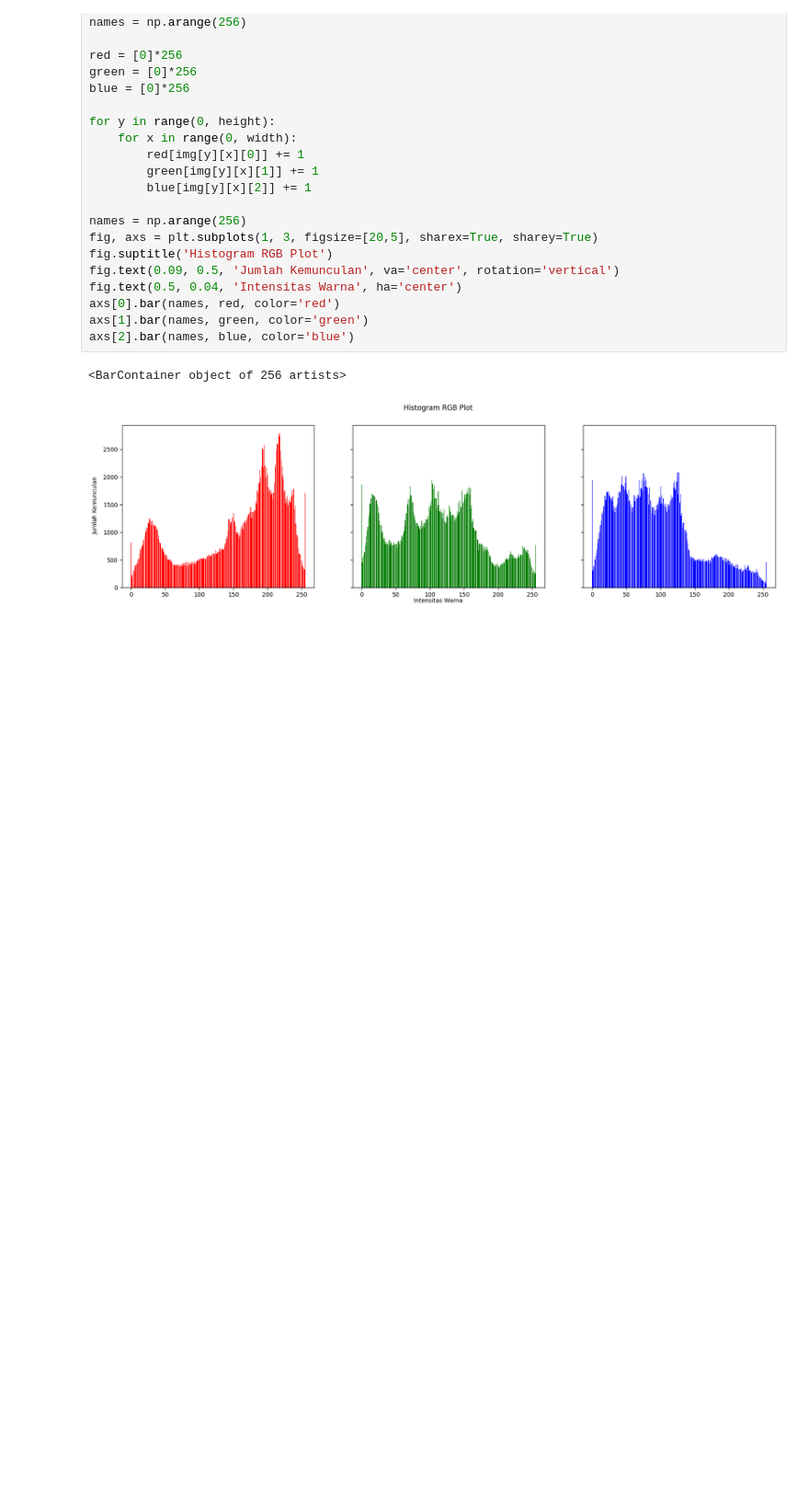
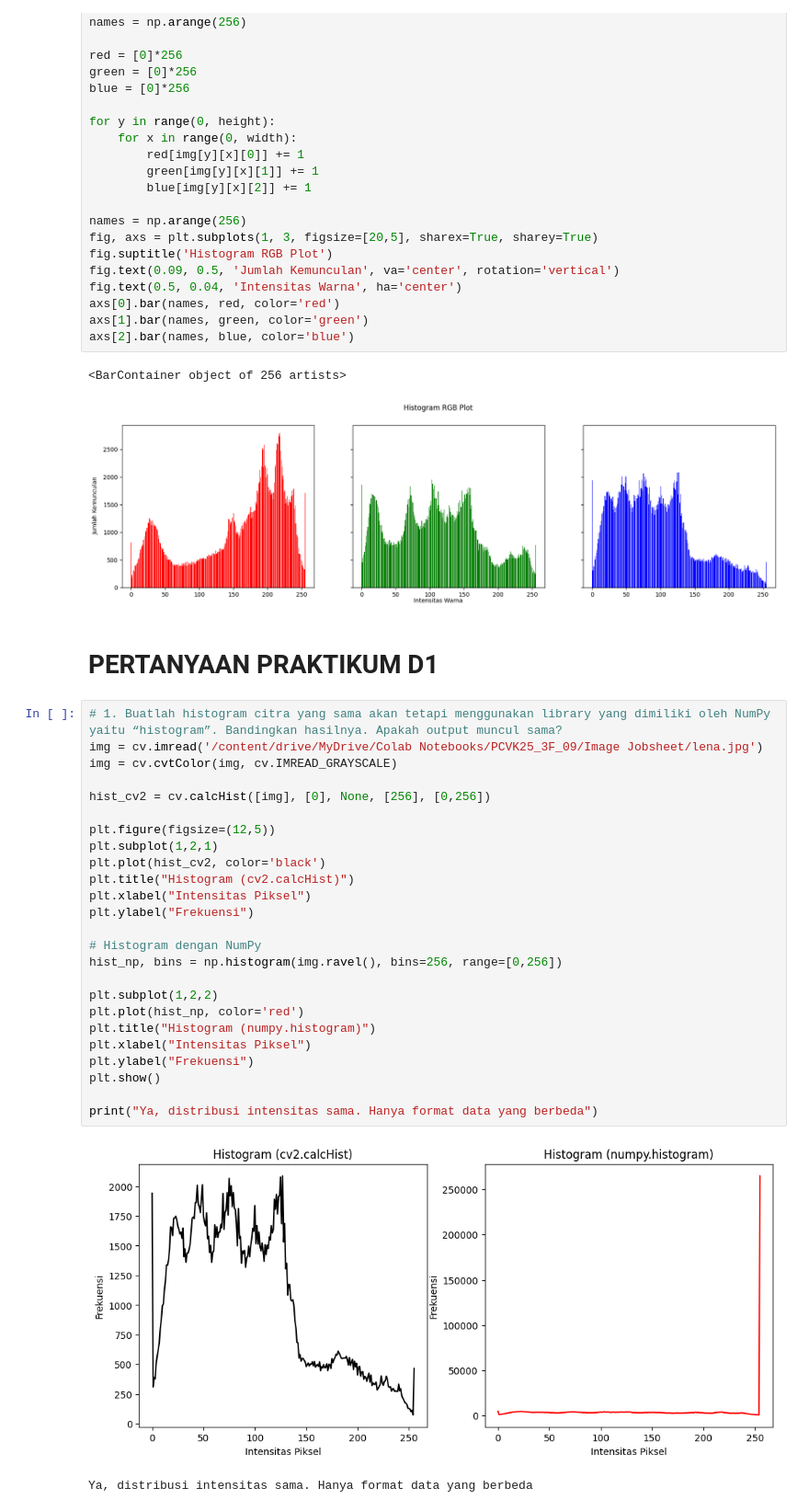
Before and after one commit to evanparisya/PCVK25_3F_09, a Jupyter notebook: week5_09.ipynb, the cells around one changed output. Shown: that part at 92% size. Drawn from its saved outputs; the diff is of its cells as text; blank space fills up the shorter version.

Commit message:
P5_PertanyaanD1_09

```diff
--- a/week5_09.ipynb
+++ b/week5_09.ipynb
@@ -46,3 +46,33 @@ axs[2].bar(names, blue, color='blue')
 # %% [output]
 <BarContainer object of 256 artists>
 [figure]
+# %% [markdown]
+# PERTANYAAN PRAKTIKUM D1
+# %%
+# 1. Buatlah histogram citra yang sama akan tetapi menggunakan library yang dimiliki oleh NumPy yaitu “histogram”. Bandingkan hasilnya. Apakah output muncul sama?
+img = cv.imread('/content/drive/MyDrive/Colab Notebooks/PCVK25_3F_09/Image Jobsheet/lena.jpg')
+img = cv.cvtColor(img, cv.IMREAD_GRAYSCALE)
+
+hist_cv2 = cv.calcHist([img], [0], None, [256], [0,256])
+
+plt.figure(figsize=(12,5))
+plt.subplot(1,2,1)
+plt.plot(hist_cv2, color='black')
+plt.title("Histogram (cv2.calcHist)")
+plt.xlabel("Intensitas Piksel")
+plt.ylabel("Frekuensi")
+
+# Histogram dengan NumPy
+hist_np, bins = np.histogram(img.ravel(), bins=256, range=[0,256])
+
+plt.subplot(1,2,2)
+plt.plot(hist_np, color='red')
+plt.title("Histogram (numpy.histogram)")
+plt.xlabel("Intensitas Piksel")
+plt.ylabel("Frekuensi")
+plt.show()
+
+print("Ya, distribusi intensitas sama. Hanya format data yang berbeda")
+# %% [output]
+[figure, added]
+Ya, distribusi intensitas sama. Hanya format data yang berbeda
```
Also changed, not shown: parts of 1 cell of this notebook.
